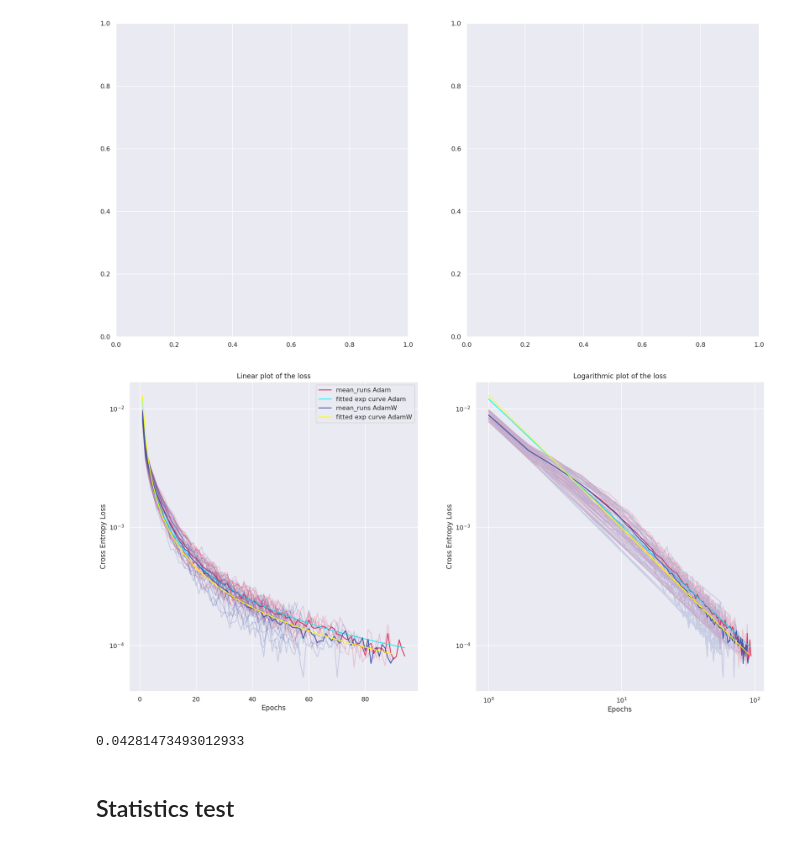
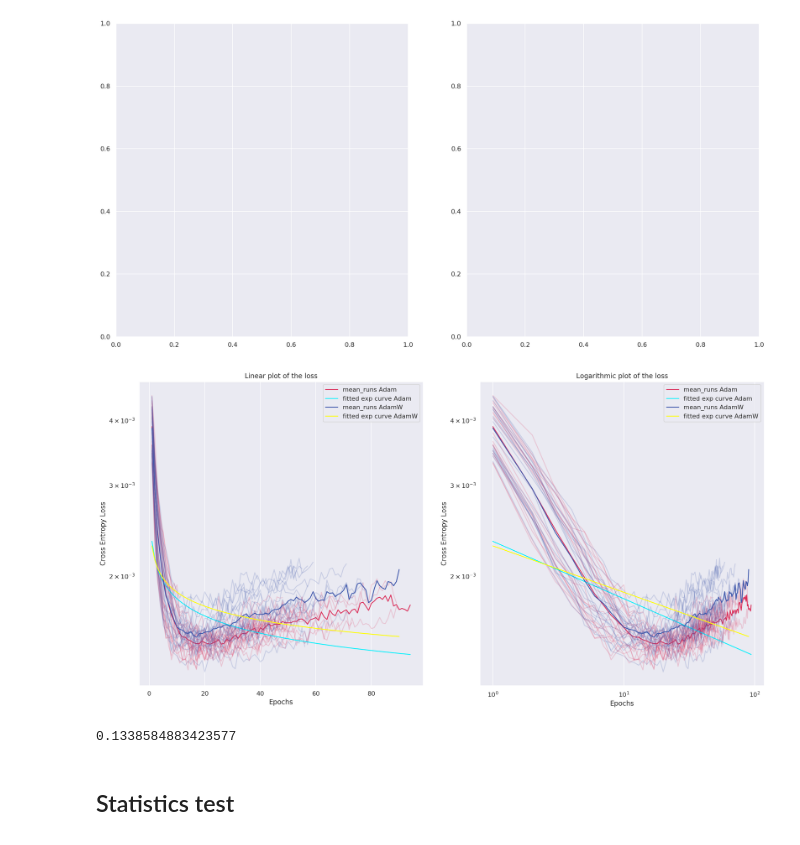
Before and after one commit to ymentha14/FromAdamtoW, a Jupyter notebook: visu_stat.ipynb, the cells around one changed output. Drawn from its saved outputs; the diff is of its cells as text; code cells hidden in the pictures.

Commit message:
Quick Fix visualization

```diff
--- a/visu_stat.ipynb
+++ b/visu_stat.ipynb
@@ -116,9 +116,11 @@ def plot_losses_fits(losses,axes,colors,title=""):
     lin_ax.plot(x_mean,y_pred,color=color2,label='fitted exp curve {}'.format(title))
     lin_ax.legend()
 
-    log_ax.plot(x,y,color=color1,alpha=0.2)
+    for loss in losses:
+        log_ax.plot(np.arange(len(loss))+1,loss,color=color1,alpha=0.2)
     log_ax.plot(x_mean,mean_loss,color=color1,label='mean_runs {}'.format(title))
     log_ax.plot(x_mean,y_pred,color=color2,label='fitted exp curve {}'.format(title))
+    log_ax.legend()
 
     log_ax.set_title("Logarithmic plot of the loss")
     log_ax.set_xlabel("Epochs")
@@ -182,30 +184,30 @@ plt.subplots(1,2, figsize=(20, 10))
 # %%
 adam_df = df[df.optimizer == 'Adam']
 adamw_df = df[df.optimizer == 'AdamW']
 
 adam_concat_losses = []
-for losses in adam_df.train_losses.values:
+for losses in adam_df.val_losses.values:
     adam_concat_losses = adam_concat_losses + losses
 
 adamw_concat_losses = []
-for losses in adamw_df.train_losses.values:
+for losses in adamw_df.val_losses.values:
     adamw_concat_losses = adamw_concat_losses + losses
 
 fig, axes = plt.subplots(1,2, figsize=(20, 10))
 
 
 col1 = ("#db2e59","#08f0fc")
 reg1 = plot_losses_fits(adam_concat_losses, axes.flatten(), col1,title="Adam")
 col2 = ("#3e57ab", "yellow")
 reg2 = plot_losses_fits(adamw_concat_losses, axes.flatten(), col2,title="AdamW")
 # %% [output]
-[figure, old version]
+[figure, new version]
 # %%
 x_adam, y_adam= get_inputs_linreg(adam_concat_losses)
 x_adamw, y_adamw = get_inputs_linreg(adamw_concat_losses)
 student_test(x_adam,y_adam,x_adamw,y_adamw)
 # %% [output]
-0.04281473493012933
+0.1338584883423577
 # %% [markdown]
 ## Statistics test
 # %%
```
